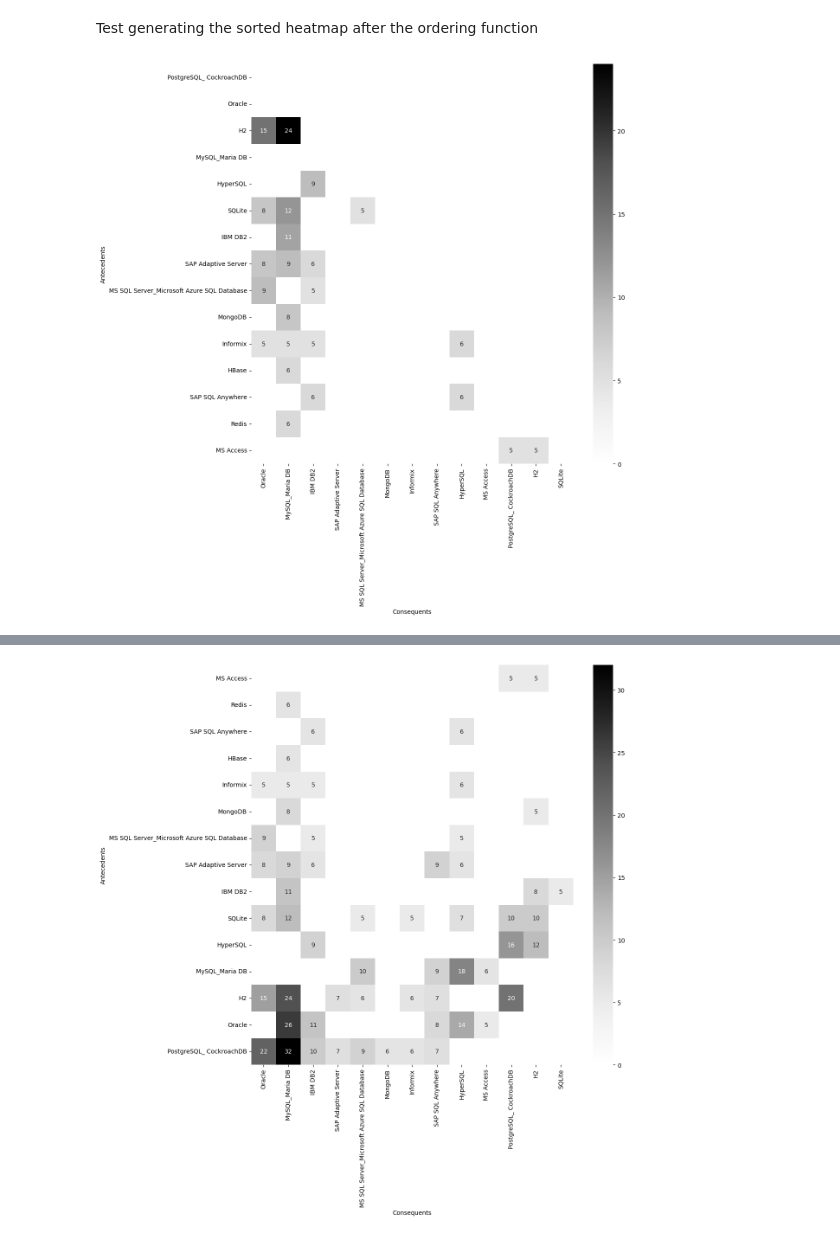
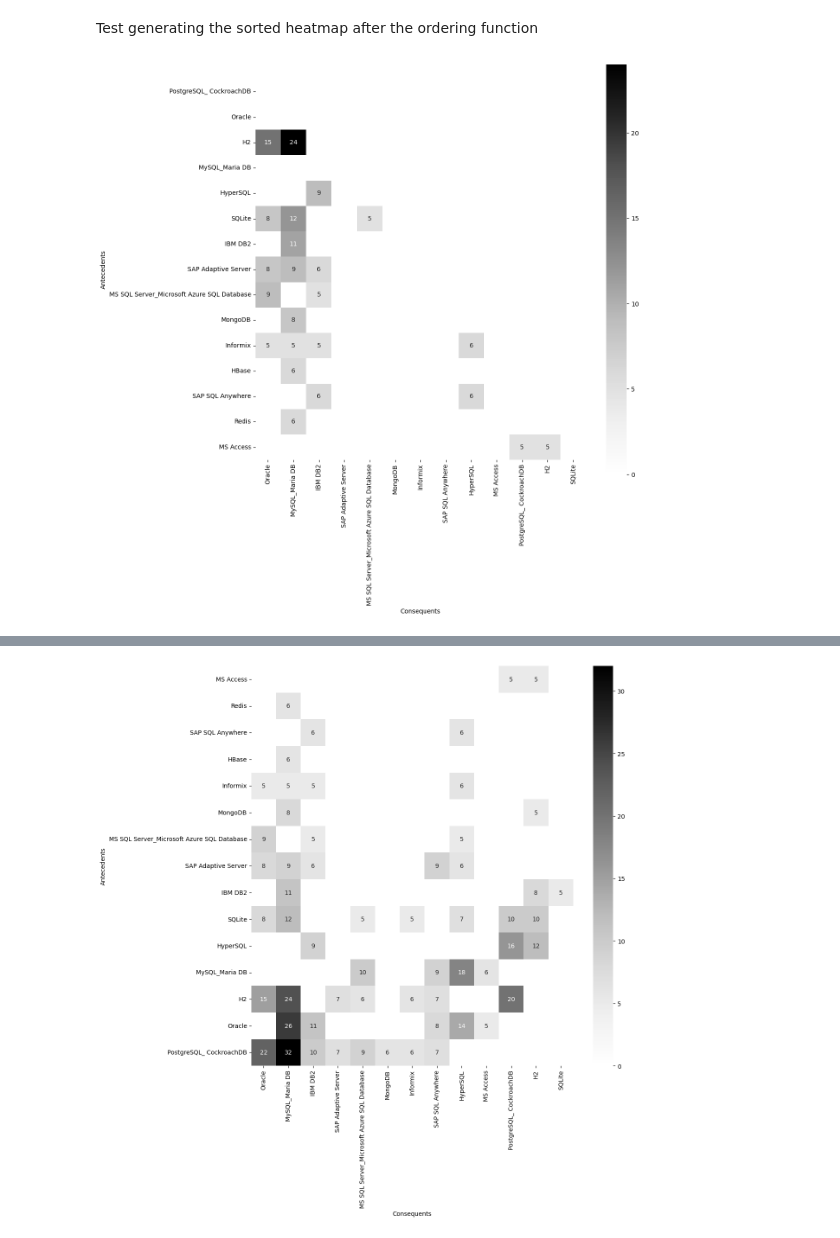
Before and after one commit to gems-uff/db-mining, a Jupyter notebook: src/historical_coocurrence_filters_v1.ipynb, the cells around one changed output, grey strips where cells are left out. Cells and saved outputs as stored; diff of their text form; code cells hidden in the pictures.

```diff
--- a/src/historical_coocurrence_filters_v1.ipynb
+++ b/src/historical_coocurrence_filters_v1.ipynb
@@ -381,17 +381,17 @@ Test generating the sorted heatmap after the ordering function
 # %%
 #Generating a heatmap without repetitions, with function ordering, following the tip:
 # generate the complete heatmap with the y axis inverted and
 # use the parameter mask=np.triu(np.ones_like(df)) in sns.heatmap
 import seaborn as sns
 pivot = orules1c.pivot(index='Antecedents', columns='Consequents', values='support_abs')
 #pivot = pivot.iloc[::-1]
 sns.heatmap(pivot, xticklabels=True, yticklabels=True, vmin=0, annot=True, cmap=sns.color_palette("Greys", as_cmap=True),
-    mask=np.triu(np.ones_like(pivot)))
+    mask=np.triu(np.ones_like(pivot)), square=True)
 fig = plt.gcf()
 fig.set_size_inches(12, 12)
 plt.savefig(IMAGES_DIR+"/fig12.pdf", format="pdf", bbox_inches="tight")
 # %% [output]
-[figure, old version]
+[figure, new version]
 # %%
 #Test showing the rules without repetitions and with dataframe ordering.
 import plotly.express as px
```
Also changed, not shown: parts of 1 cell of this notebook, 5 other files.
